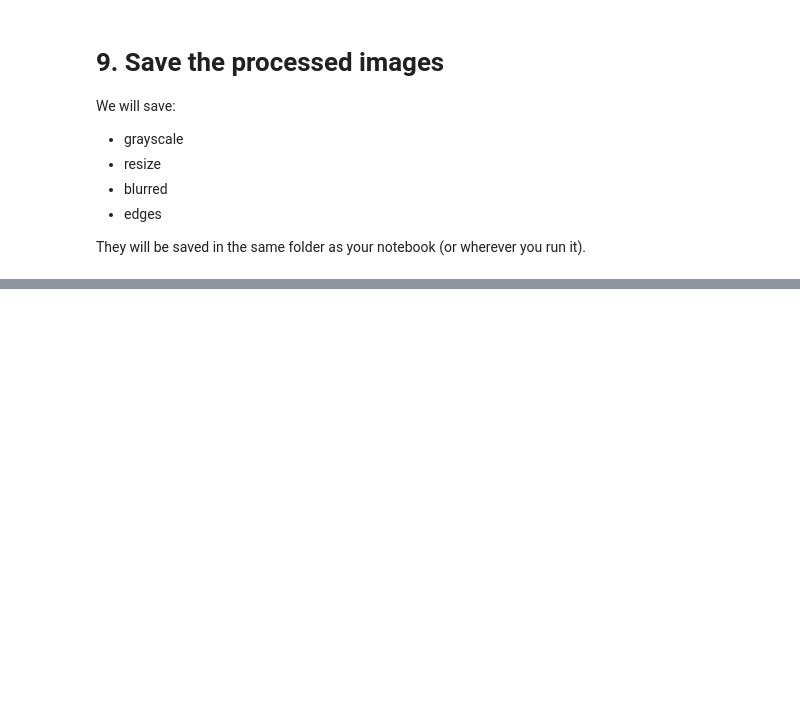
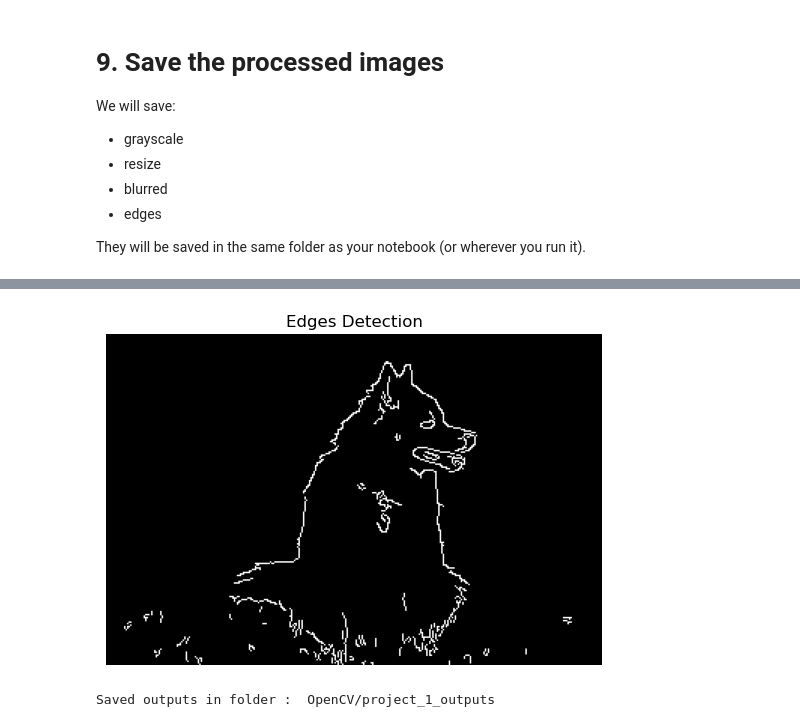
Before and after one commit to RehmanAhmad333/AI-Lab-Work, a Jupyter notebook: OpenCV Library Basic Lecture 1.ipynb, the cells around one changed output, grey strips where cells are left out. Saved outputs shown, nothing was run; the diff lists cells and outputs as text; code cells hidden in the pictures; blank space fills up the shorter version.

```diff
--- a/OpenCV Library Basic Lecture 1.ipynb
+++ b/OpenCV Library Basic Lecture 1.ipynb
@@ -229,0 +378,30 @@ They will be saved in the same folder as your notebook (or wherever you run it).
+# %%
+# Show adges
+
+if gray is not None:
+    edges = cv2.Canny(gray , 200 , 350)
+
+    plt.imshow(edges , cmap="gray")
+    plt.axis("off")
+    plt.title("Edges Detection")
+    plt.show()
+# %% [output]
+[figure, added]
+# %%
+# Saves Output
+
+import os
+
+if img is not None:
+    out_dir = "OpenCV/project_1_outputs"
+
+    os.makedirs(out_dir , exist_ok=True)
+
+    cv2.imwrite(os.path.join(out_dir, "1_gray.jpg"), gray)
+    cv2.imwrite(os.path.join(out_dir, "2_resized.jpg"), resized)
+    cv2.imwrite(os.path.join(out_dir, "3_blur.jpg"), blur)
+    cv2.imwrite(os.path.join(out_dir, "4_edges.jpg"), edges)
+
+    print("Saved outputs in folder : " , out_dir)
+# %% [output]
+Saved outputs in folder :  OpenCV/project_1_outputs
```
Also changed, not shown: parts of 10 cells of this notebook.
